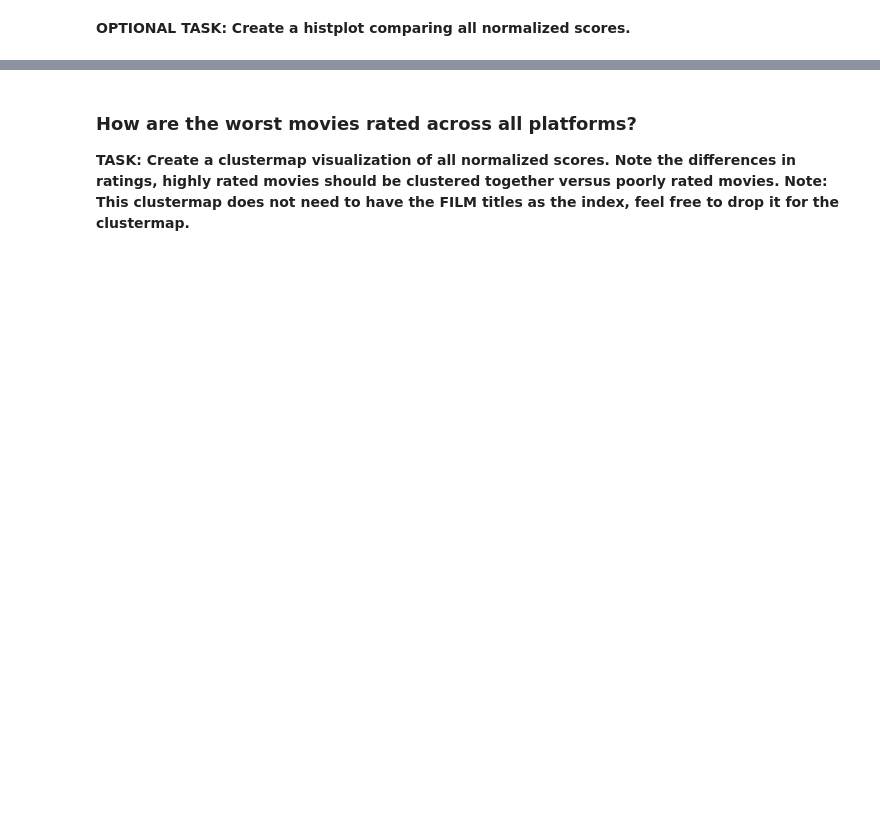
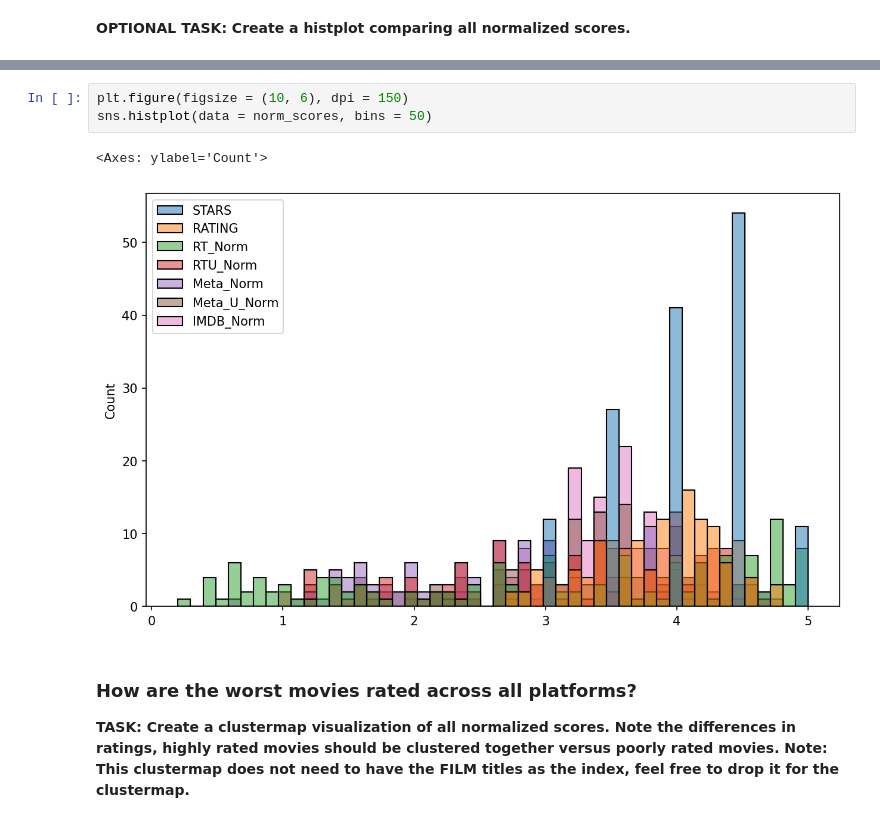
Before and after one commit to Pulak111/ML-Project, a Jupyter notebook: Practice2_Fandango/P_Capstone-Project.ipynb, the cells around one changed output, grey strips where cells are left out. Drawn from its saved outputs; the diff is of its cells as text; blank space fills up the shorter version.

```diff
--- a/Practice2_Fandango/P_Capstone-Project.ipynb
+++ b/Practice2_Fandango/P_Capstone-Project.ipynb
@@ -567,3 +607,9 @@ Quick Note if you have issues moving the legend for a seaborn kdeplot: https://g
+# %%
+plt.figure(figsize = (10, 6), dpi = 150)
+sns.histplot(data = norm_scores, bins = 50)
+# %% [output]
+<Axes: ylabel='Count'>
+[figure, added]
 # %% [markdown]
 
 ### How are the worst movies rated across all platforms?
```
Also changed, not shown: parts of 37 cells of this notebook.
